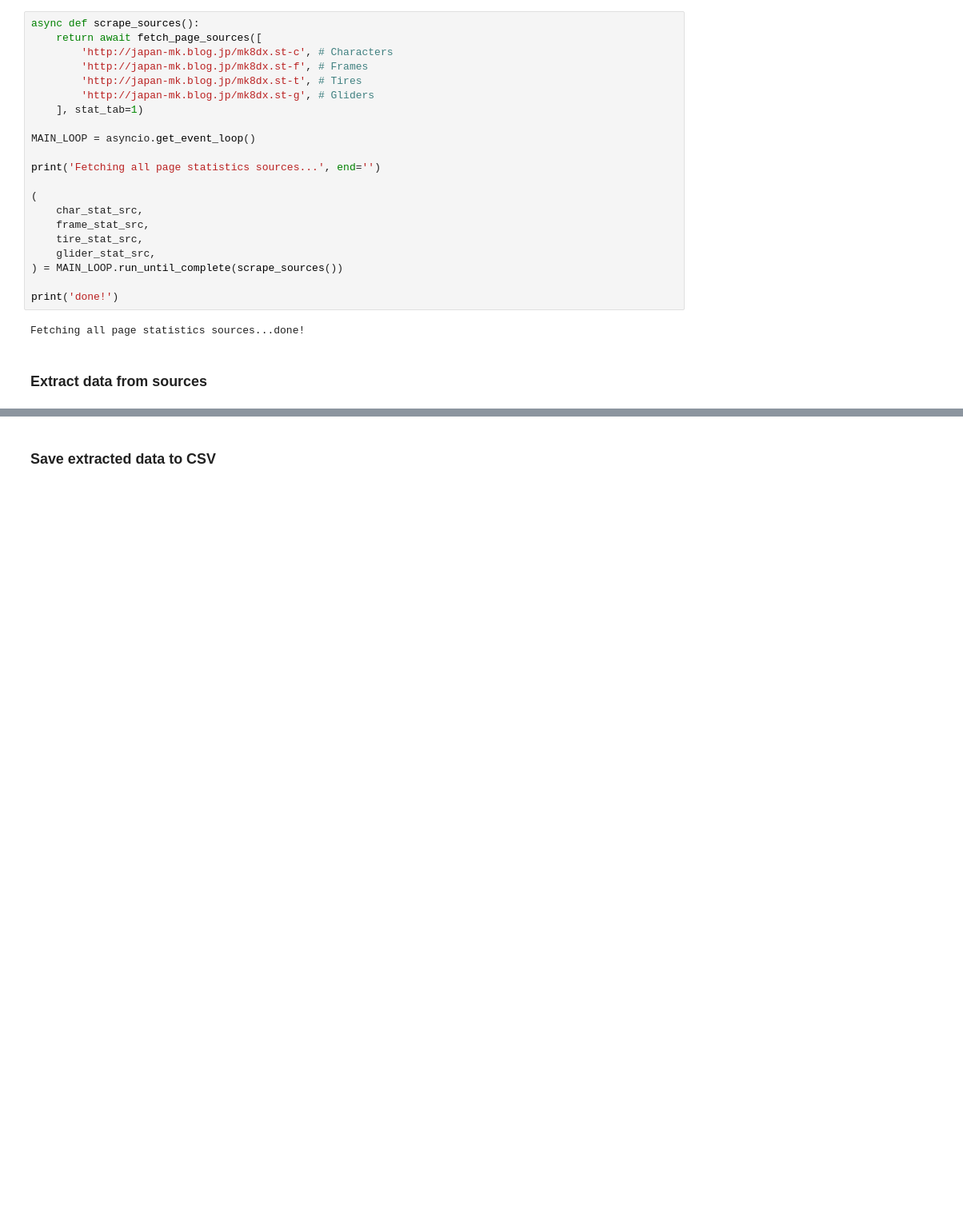
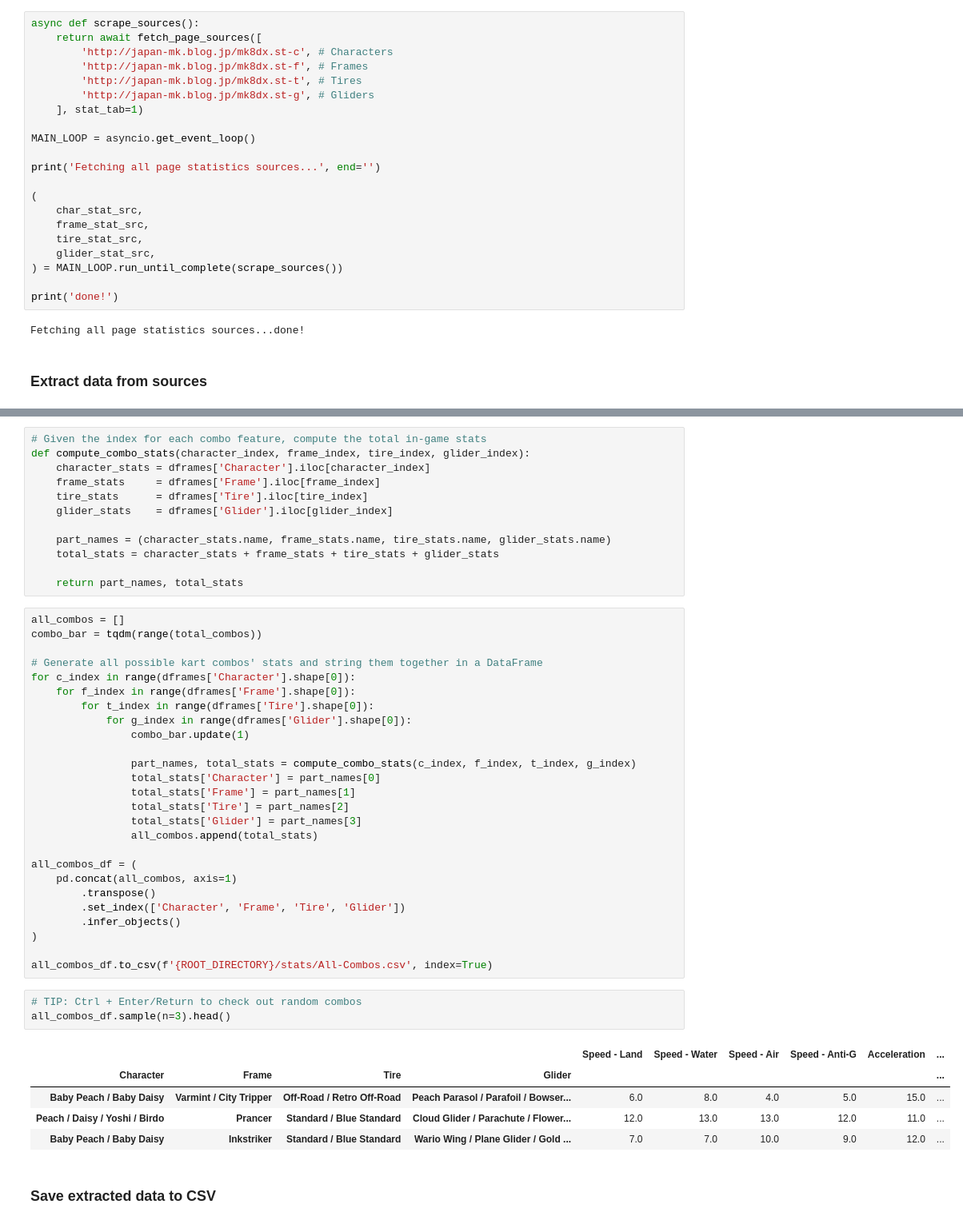
Before and after one commit to tejashah88/mk8d-combo-playground, a Jupyter notebook: notebooks/01_scrape_data.ipynb, the cells around one changed output, grey strips where cells are left out. Shown at 80% size. Saved outputs shown, nothing was run; the diff lists cells and outputs as text; blank space fills up the shorter version.

Commit message:
[PERF]: moved generation of all combos to scraping notebook to boost initial loading time

```diff
--- a/notebooks/01_scrape_data.ipynb
+++ b/notebooks/01_scrape_data.ipynb
@@ -176,3 +194,50 @@ Extracting tabular data from sources...done!
+# %%
+# Given the index for each combo feature, compute the total in-game stats
+def compute_combo_stats(character_index, frame_index, tire_index, glider_index):
+    character_stats = dframes['Character'].iloc[character_index]
+    frame_stats     = dframes['Frame'].iloc[frame_index]
+    tire_stats      = dframes['Tire'].iloc[tire_index]
+    glider_stats    = dframes['Glider'].iloc[glider_index]
+
+    part_names = (character_stats.name, frame_stats.name, tire_stats.name, glider_stats.name)
+    total_stats = character_stats + frame_stats + tire_stats + glider_stats
+
+    return part_names, total_stats
+# %%
+all_combos = []
+combo_bar = tqdm(range(total_combos))
+
+# Generate all possible kart combos' stats and string them together in a DataFrame
+for c_index in range(dframes['Character'].shape[0]):
+    for f_index in range(dframes['Frame'].shape[0]):
+        for t_index in range(dframes['Tire'].shape[0]):
+            for g_index in range(dframes['Glider'].shape[0]):
+                combo_bar.update(1)
+
+                part_names, total_stats = compute_combo_stats(c_index, f_index, t_index, g_index)
+                total_stats['Character'] = part_names[0]
+                total_stats['Frame'] = part_names[1]
+                total_stats['Tire'] = part_names[2]
+                total_stats['Glider'] = part_names[3]
+                all_combos.append(total_stats)
+
+all_combos_df = (
+    pd.concat(all_combos, axis=1)
+        .transpose()
+        .set_index(['Character', 'Frame', 'Tire', 'Glider'])
+        .infer_objects()
+)
+
+all_combos_df.to_csv(f'{ROOT_DIRECTORY}/stats/All-Combos.csv', index=True)
+# %%
+# TIP: Ctrl + Enter/Return to check out random combos
+all_combos_df.sample(n=3).head()
+# %% [output]
+|  |  |  |  | Speed - Land | Speed - Water | Speed - Air | Speed - Anti-G | Acceleration | ... |
+| Character | Frame | Tire | Glider |  |  |  |  |  | ... |
+| Baby Peach / Baby Daisy | Varmint / City Tripper | Off-Road / Retro Off-Road | Peach Parasol / Parafoil / Bowser... | 6.0 | 8.0 | 4.0 | 5.0 | 15.0 | ... |
+| Peach / Daisy / Yoshi / Birdo | Prancer | Standard / Blue Standard | Cloud Glider / Parachute / Flower... | 12.0 | 13.0 | 13.0 | 12.0 | 11.0 | ... |
+| Baby Peach / Baby Daisy | Inkstriker | Standard / Blue Standard | Wario Wing / Plane Glider / Gold ... | 7.0 | 7.0 | 10.0 | 9.0 | 12.0 | ... |
 # %% [markdown]
 ### Save extracted data to CSV
 # %%
```
Also changed, not shown: parts of 5 cells of this notebook, 4 other files.
